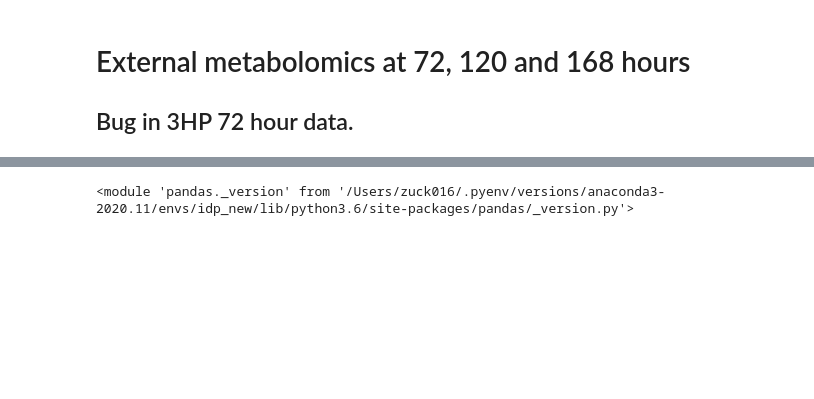
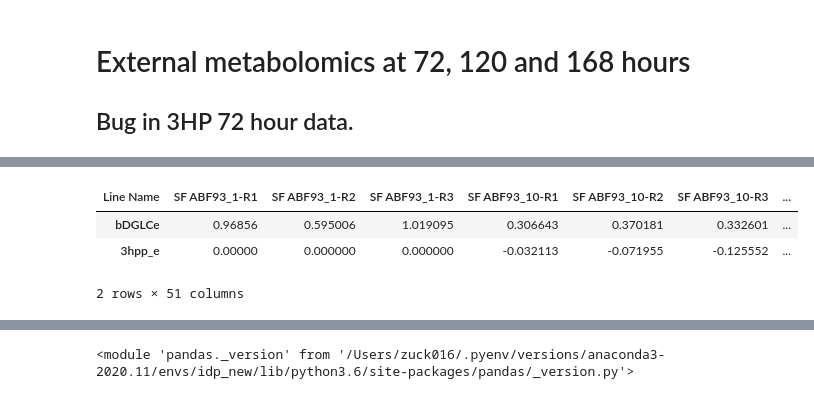
Before and after one commit to AgileBioFoundry/AspergillusQ4Milestone, a Jupyter notebook: notebooks/A.niger_MultiOmics.ipynb, the cells around one changed output, grey strips where cells are left out. Cells and saved outputs as stored; diff of their text form; code cells hidden in the pictures; blank space fills up the shorter version.

```diff
--- a/notebooks/A.niger_MultiOmics.ipynb
+++ b/notebooks/A.niger_MultiOmics.ipynb
@@ -999,0 +1056,9 @@ external_metabolomics.groupby(['Measurement Type', 'Formal Type', 'Hours']).mean
+# %%
+normalized_external_metab.index = ['bDGLCe', '3hpp_e']
+normalized_external_metab.to_csv('../data/normalized_external_metabolites.csv')
+normalized_external_metab
+# %% [output]
+| Line Name | SF ABF93_1-R1 | SF ABF93_1-R2 | SF ABF93_1-R3 | SF ABF93_10-R1 | SF ABF93_10-R2 | SF ABF93_10-R3 | ... |
+| bDGLCe | 0.96856 | 0.595006 | 1.019095 | 0.306643 | 0.370181 | 0.332601 | ... |
+| 3hpp_e | 0.00000 | 0.000000 | 0.000000 | -0.032113 | -0.071955 | -0.125552 | ... |
+2 rows × 51 columns
```
Also changed, not shown: parts of 7 cells of this notebook, 4 other files.
